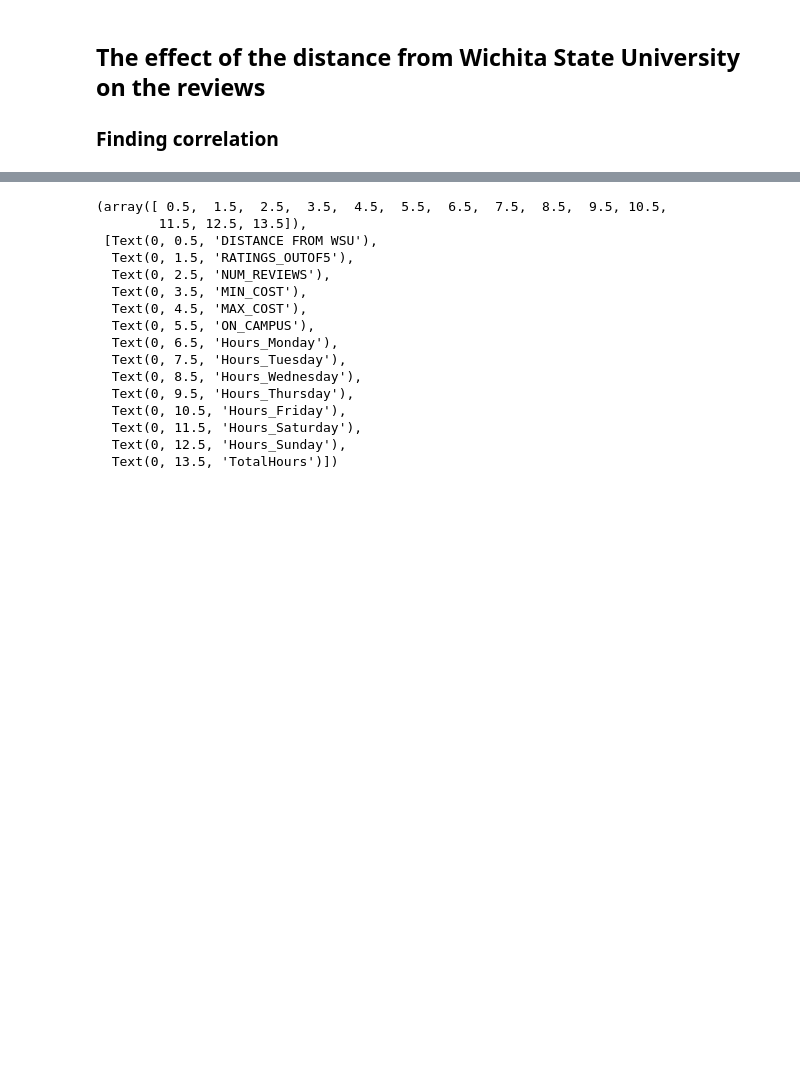
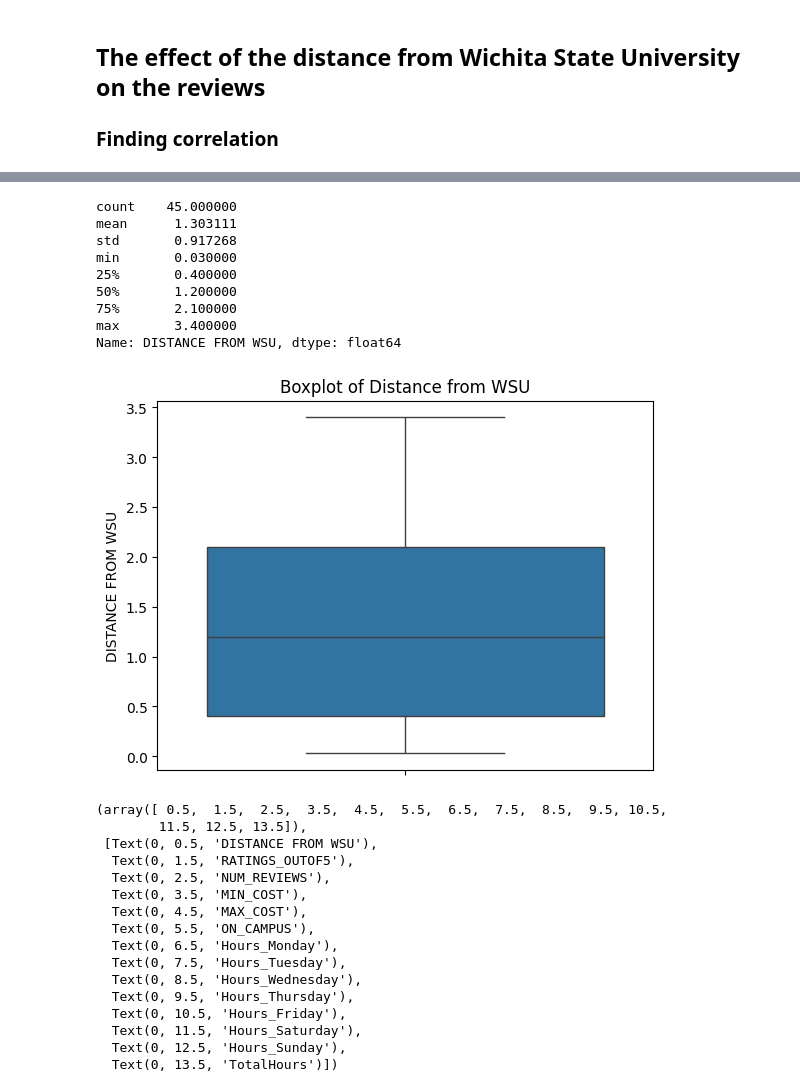
Before and after one commit to MarshallMor/Data-Science-Project, a Jupyter notebook: Group 5 Project.ipynb, the cells around one changed output, grey strips where cells are left out. Drawn from its saved outputs; the diff is of its cells as text; code cells hidden in the pictures; blank space fills up the shorter version.

```diff
--- a/Group 5 Project.ipynb
+++ b/Group 5 Project.ipynb
@@ -597,3 +618,17 @@ restaurants.shape
+# %%
+sns.boxplot(restaurants['DISTANCE FROM WSU']).set_title('Boxplot of Distance from WSU')
+restaurants['DISTANCE FROM WSU'].describe()
+# %% [output]
+count    45.000000
+mean      1.303111
+std       0.917268
+min       0.030000
+25%       0.400000
+50%       1.200000
+75%       2.100000
+max       3.400000
+Name: DISTANCE FROM WSU, dtype: float64
+[figure, added]
 # %%
 plt.figure(figsize=(10, 8))
 
```
Also changed, not shown: parts of 45 cells of this notebook, 1 other file.
